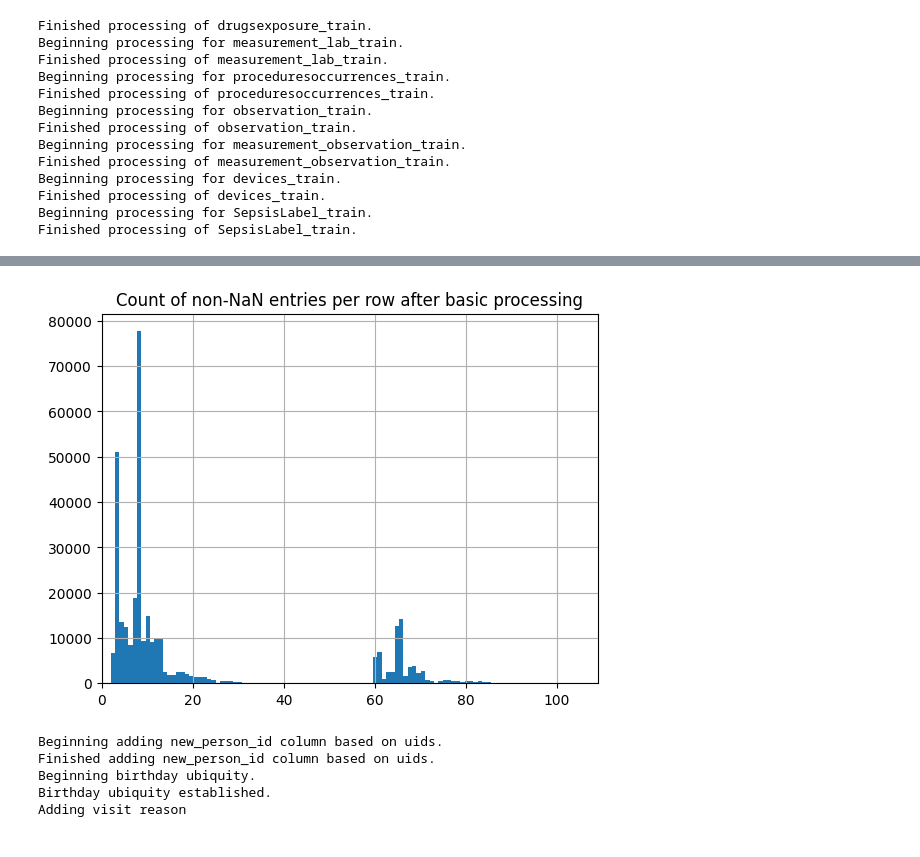
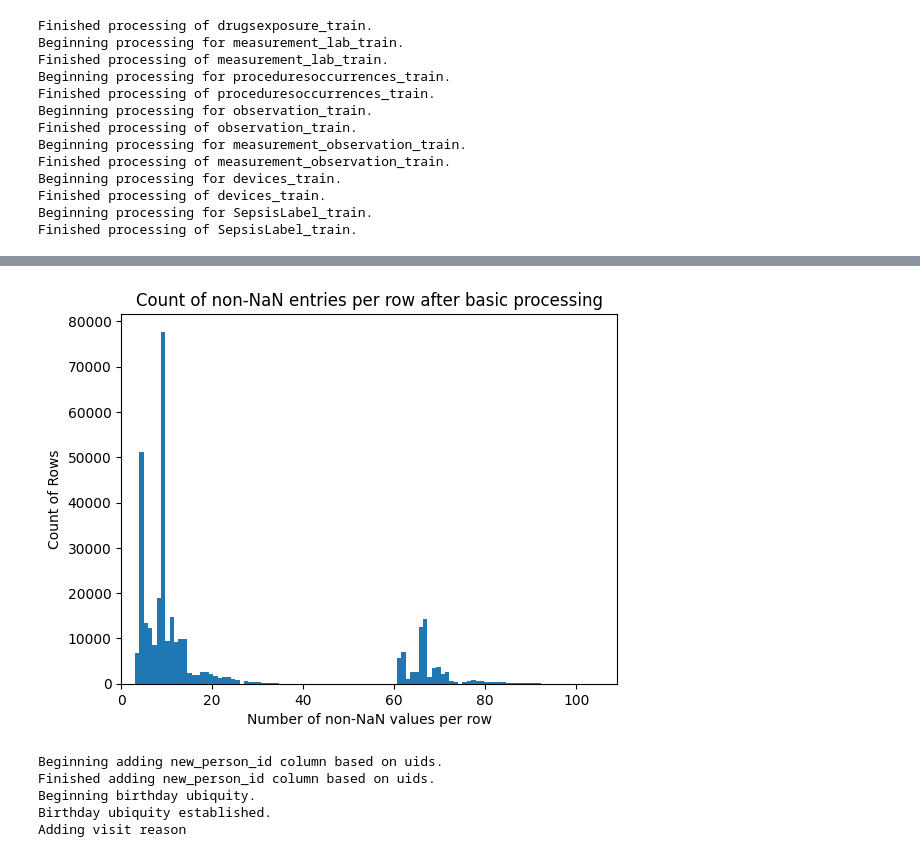
Before and after one commit to carseys/pediatric-sepsis-ml-kaggle, a Jupyter notebook: data_visualizations.ipynb, the cells around one changed output, grey strips where cells are left out. Drawn from its saved outputs; the diff is of its cells as text; code cells hidden in the pictures.

Commit message:
improving visualizations and descriptions

```diff
--- a/data_visualizations.ipynb
+++ b/data_visualizations.ipynb
@@ -34,9 +36,11 @@ For the first histogram, this is after only basic processing. At this point ther
 # %%
-factors.count(axis=1).hist(bins = 100)
+bin_height, bin_width, _ = plt.hist(x=factors.count(axis=1),bins=100)
 plt.title(label='Count of non-NaN entries per row after basic processing');
+plt.xlabel('Number of non-NaN values per row')
+plt.ylabel('Count of Rows')
 plt.xlim(0,109);
 # %% [output]
-[figure, old version]
+[figure, new version]
 # %%
 sepsis_data_processing = post_merge_process(data_dict=data_dict,factors=factors,data_type='train')
 sepsis_data_processing.post_join_processing_train(10000)
```
Also changed, not shown: parts of 5 cells of this notebook.
